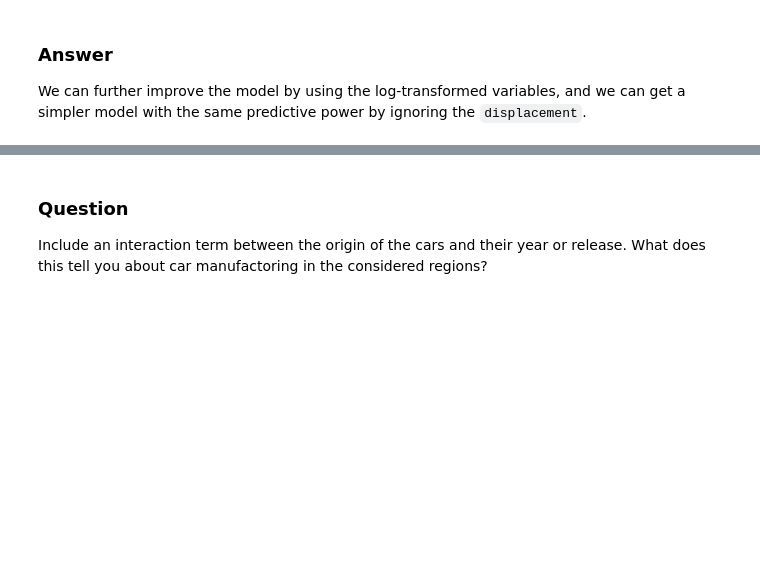
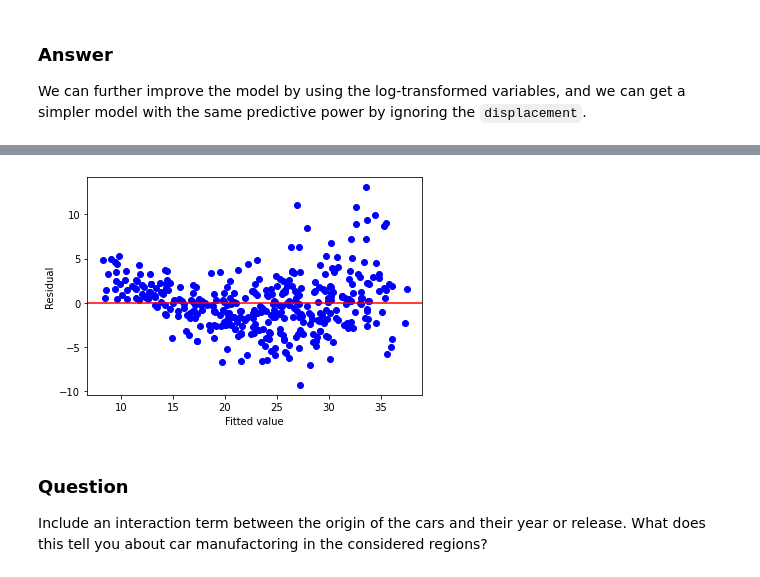
Before and after one commit to aezarebski/aas-extended-examples, a Jupyter notebook: example-2.5/example-2.5-answers.ipynb, the cells around one changed output, grey strips where cells are left out. Cells and saved outputs as stored; diff of their text form; code cells hidden in the pictures; blank space fills up the shorter version.

```diff
--- a/example-2.5/example-2.5-answers.ipynb
+++ b/example-2.5/example-2.5-answers.ipynb
@@ -206,6 +233,11 @@ Notes:
 [1] Standard Errors assume that the covariance matrix of the errors is correctly specified.
 [2] The condition number is large, 3.95e+03. This might indicate that there are
 strong multicollinearity or other numerical problems.
+# %%
+make_fittedvalues_resid_plot(fit_3)
+plt.show()
+# %% [output]
+[figure, added]
 # %% [markdown]
 ### Question
 
```
Also changed, not shown: parts of 9 cells of this notebook.
